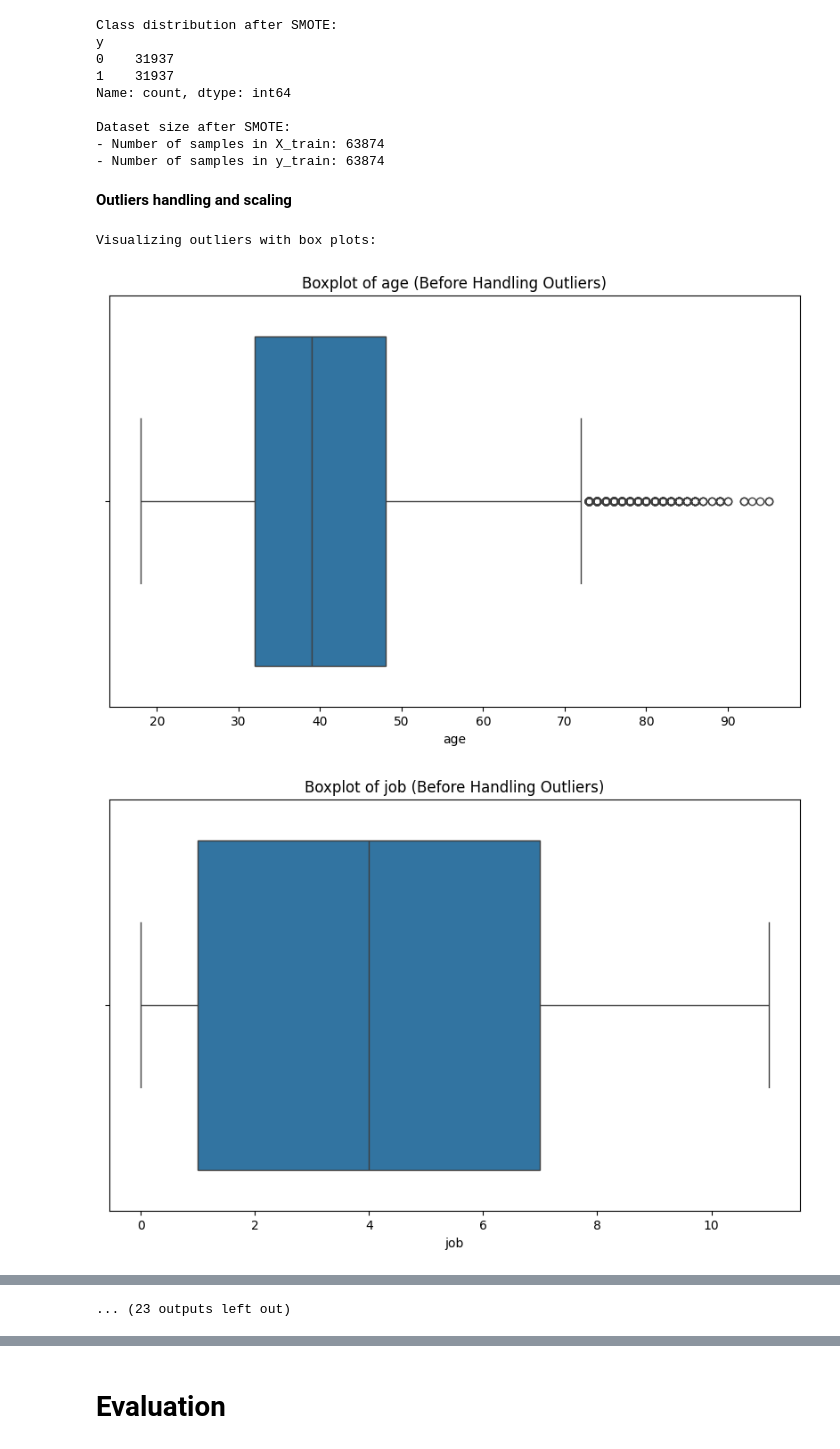
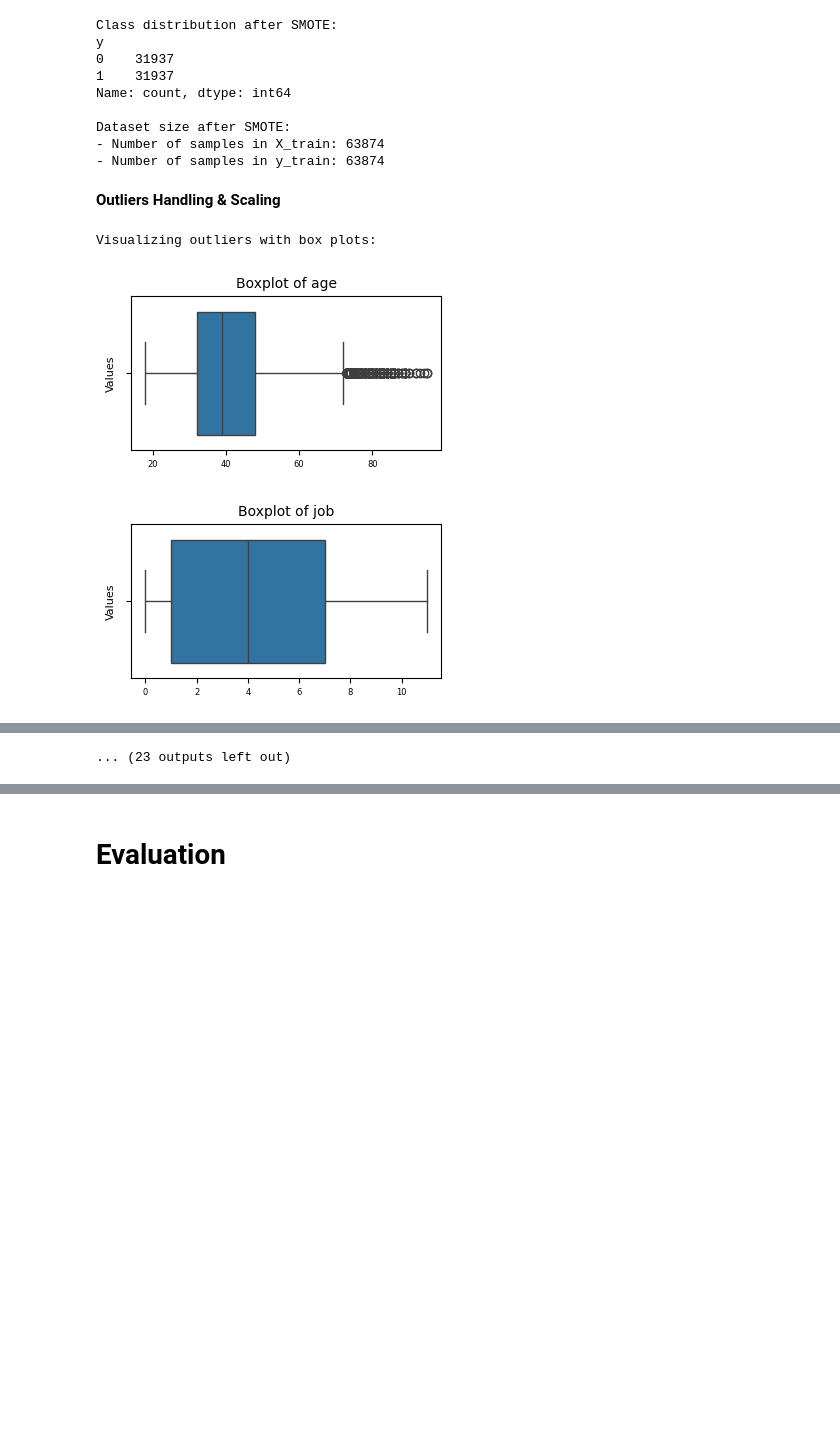
Before and after one commit to Imirushik/Bank-Marketing-ML, a Jupyter notebook: Code/Untitled11.ipynb, the cells around one changed output, grey strips where cells are left out. Saved outputs shown, nothing was run; the diff lists cells and outputs as text; code cells hidden in the pictures; blank space fills up the shorter version.

```diff
--- a/Code/Untitled11.ipynb
+++ b/Code/Untitled11.ipynb
@@ -163,8 +163,8 @@ Name: count, dtype: int64
 Dataset size after SMOTE:
 - Number of samples in X_train: 63874
 - Number of samples in y_train: 63874
-# %% [markdown]
-**Outliers handling and scaling**
+# %% [markdown]
+**Outliers Handling & Scaling**
 # %%
 import numpy as np
 import pandas as pd
@@ -177,9 +177,13 @@ print("Visualizing outliers with box plots:")
 numerical_columns = X_train.columns
 
 for column in numerical_columns:
-    plt.figure(figsize=(10, 6))
+    plt.figure(figsize=(4, 2))  # Smaller figure size
     sns.boxplot(x=X_train[column])
-    plt.title(f"Boxplot of {column} (Before Handling Outliers)")
+    plt.title(f"Boxplot of {column}", fontsize=10)  # Smaller title font size
+    plt.xlabel('', fontsize=8)  # Remove x-label for minimalism
+    plt.ylabel('Values', fontsize=8)  # Smaller y-label font size
+    plt.xticks(fontsize=6)  # Smaller x-ticks
+    plt.yticks(fontsize=6)  # Smaller y-ticks
     plt.show()
 
 # 2. Identify Outliers using the IQR method
@@ -196,34 +200,38 @@ for column in numerical_columns:
     outliers = detect_outliers_iqr(X_train, column)
     print(f"- {column}: {len(outliers)} outliers detected")
 
 # 3. Handling Outliers (Capping/Flooring)
 print("\nHandling outliers (capping and flooring):")
 for column in numerical_columns:
     Q1 = np.percentile(X_train[column], 25)
     Q3 = np.percentile(X_train[column], 75)
     IQR = Q3 - Q1
     lower_bound = Q1 - 1.5 * IQR
     upper_bound = Q3 + 1.5 * IQR
 
     X_train[column] = np.where(X_train[column] < lower_bound, lower_bound, X_train[column])
     X_train[column] = np.where(X_train[column] > upper_bound, upper_bound, X_train[column])
     print(f"- {column}: Outliers handled by capping and flooring.")
 
 # 4. Re-visualize Outliers After Handling
 print("\nVisualizing outliers after handling:")
 for column in numerical_columns:
-    plt.figure(figsize=(10, 6))
+    plt.figure(figsize=(4, 2))  # Smaller figure size
     sns.boxplot(x=X_train[column])
-    plt.title(f"Boxplot of {column} (After Handling Outliers)")
+    plt.title(f"Boxplot of {column}", fontsize=10)  # Smaller title font size
+    plt.xlabel('', fontsize=8)  # Remove x-label for minimalism
+    plt.ylabel('Values', fontsize=8)  # Smaller y-label font size
+    plt.xticks(fontsize=6)  # Smaller x-ticks
+    plt.yticks(fontsize=6)  # Smaller y-ticks
     plt.show()
 
 # 5. Apply Standard Scaling
 scaler = StandardScaler()
 X_train_scaled = scaler.fit_transform(X_train)
 X_test_scaled = scaler.transform(X_test)
 
 print("\nOutliers handled and dataset scaled.")
 # %% [output]
 Visualizing outliers with box plots:
-[figure, old version]
+[figure, new version]
-[figure, old version]
+[figure, new version]
```
Also changed, not shown: parts of 43 cells of this notebook.
